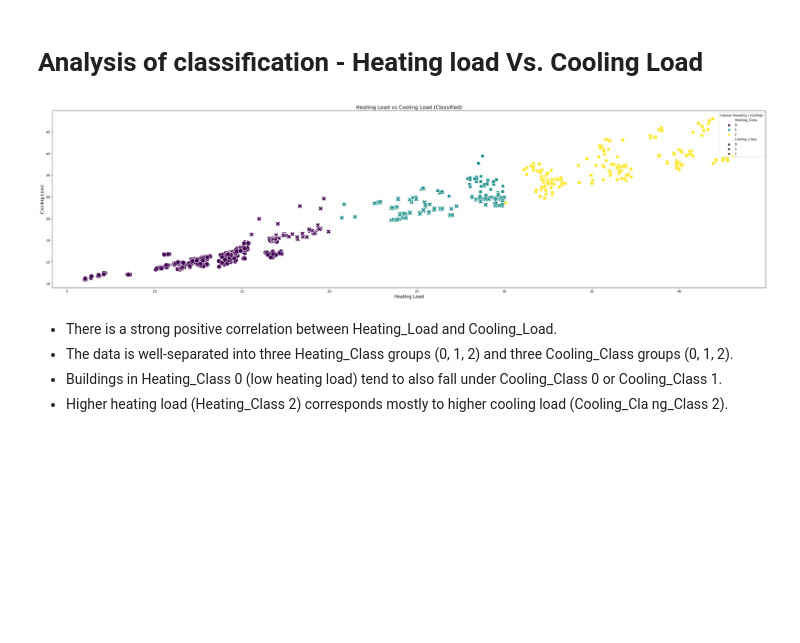
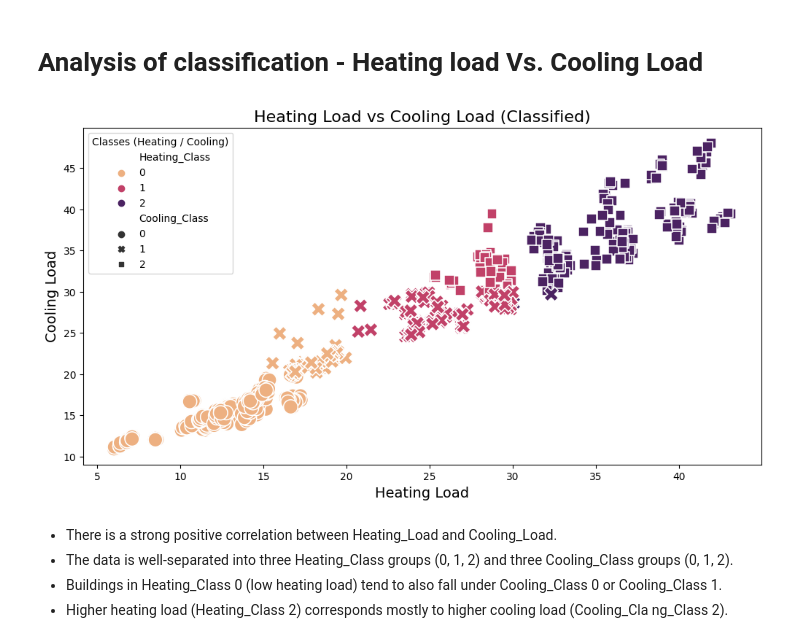
Before and after one commit to ameygawade/DataScience-Kaggle-Energy-efficiency-classification, a Jupyter notebook: multi-ouput-classification-energy-efficiency.ipynb, the cells around one changed output. Saved outputs shown, nothing was run; the diff lists cells and outputs as text; code cells hidden in the pictures; blank space fills up the shorter version.

```diff
--- a/multi-ouput-classification-energy-efficiency.ipynb
+++ b/multi-ouput-classification-energy-efficiency.ipynb
@@ -293,37 +304,37 @@ import seaborn as sns
 
 # Scatter plot with Heating_Class and Cooling_Class as hue
 
-plt.figure(figsize=(40, 10))
+plt.figure(figsize=(12,6))
 
 sns.scatterplot(
 
     data=df,
 
     x="Heating_Load",
 
     y="Cooling_Load",
 
     hue="Heating_Class",
 
     style="Cooling_Class",
 
-    palette="viridis",
+    palette="flare",
 
     s=200
 
 )
 
 plt.title("Heating Load vs Cooling Load (Classified)", fontsize=16)
 
 plt.xlabel("Heating Load",fontsize=14)
 
 plt.ylabel("Cooling Load",fontsize=14)
 
-plt.legend(title="Classes (Heating / Cooling)", loc="upper right")
+plt.legend(title="Classes (Heating / Cooling)", loc="upper left")
 
 plt.show()
 # %% [output]
-[figure, old version]
+[figure, new version]
 # %% [markdown]
 
 * There is a strong positive correlation between Heating_Load and Cooling_Load.
```
Also changed, not shown: parts of 46 cells of this notebook.
